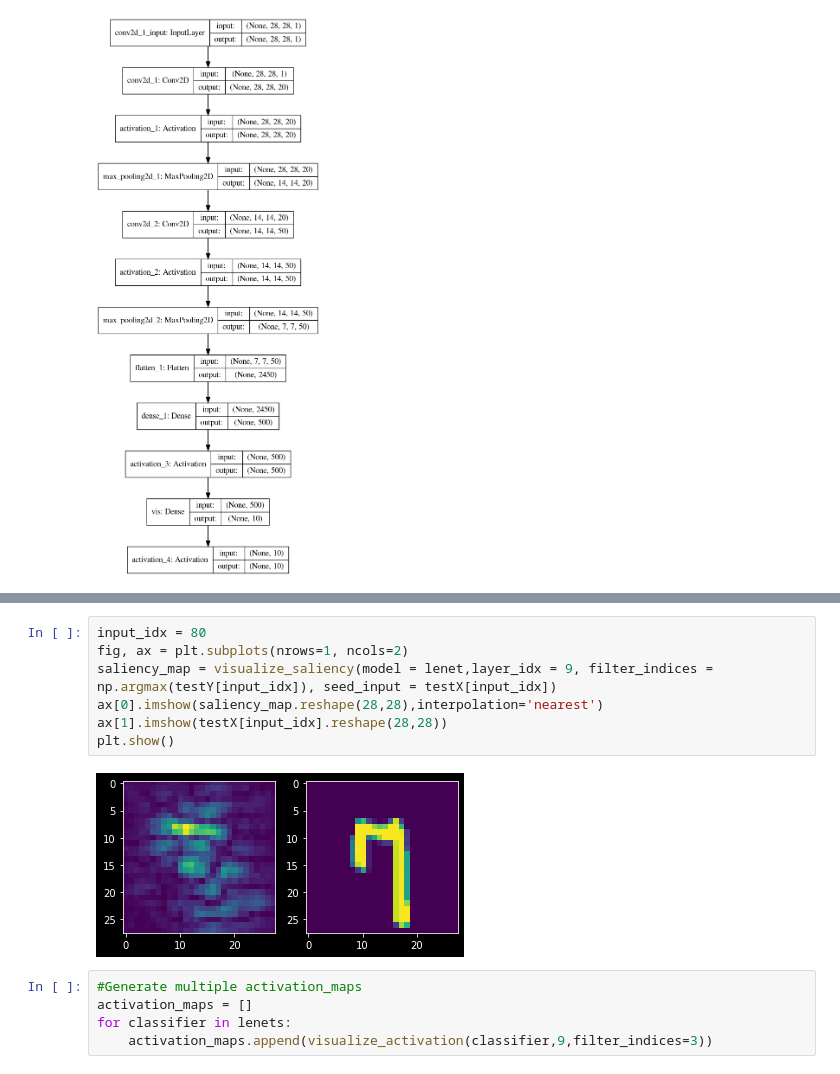
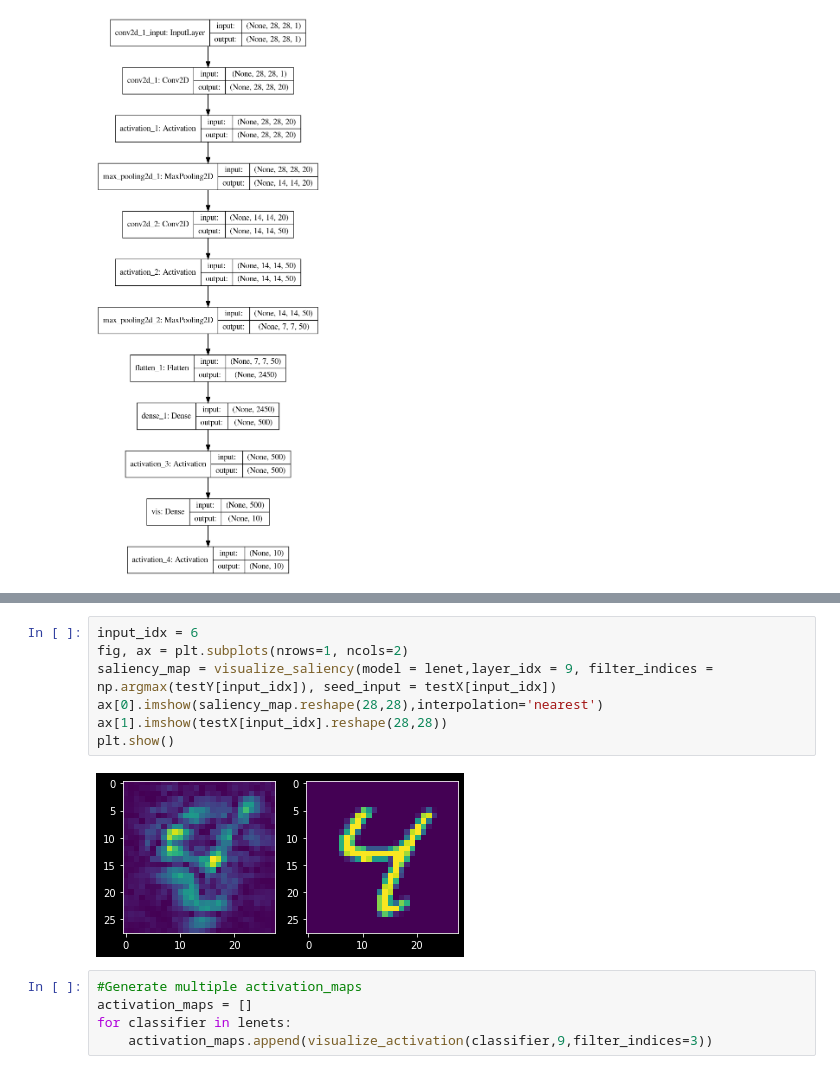
Before and after one commit to YalesRios/Samel, a Jupyter notebook: samel.ipynb, the cells around one changed output, grey strips where cells are left out. Drawn from its saved outputs; the diff is of its cells as text.

```diff
--- a/samel.ipynb
+++ b/samel.ipynb
@@ -218,12 +218,12 @@ plt.imshow(activation_map,interpolation='nearest')
 # %%
-input_idx = 80
+input_idx = 6
 fig, ax = plt.subplots(nrows=1, ncols=2)
 saliency_map = visualize_saliency(model = lenet,layer_idx = 9, filter_indices = np.argmax(testY[input_idx]), seed_input = testX[input_idx])
 ax[0].imshow(saliency_map.reshape(28,28),interpolation='nearest')
 ax[1].imshow(testX[input_idx].reshape(28,28))
 plt.show()
 # %% [output]
-[figure, old version]
+[figure, new version]
 # %%
 #Generate multiple activation_maps
 activation_maps = []
```
Also changed, not shown: parts of 7 cells of this notebook.
